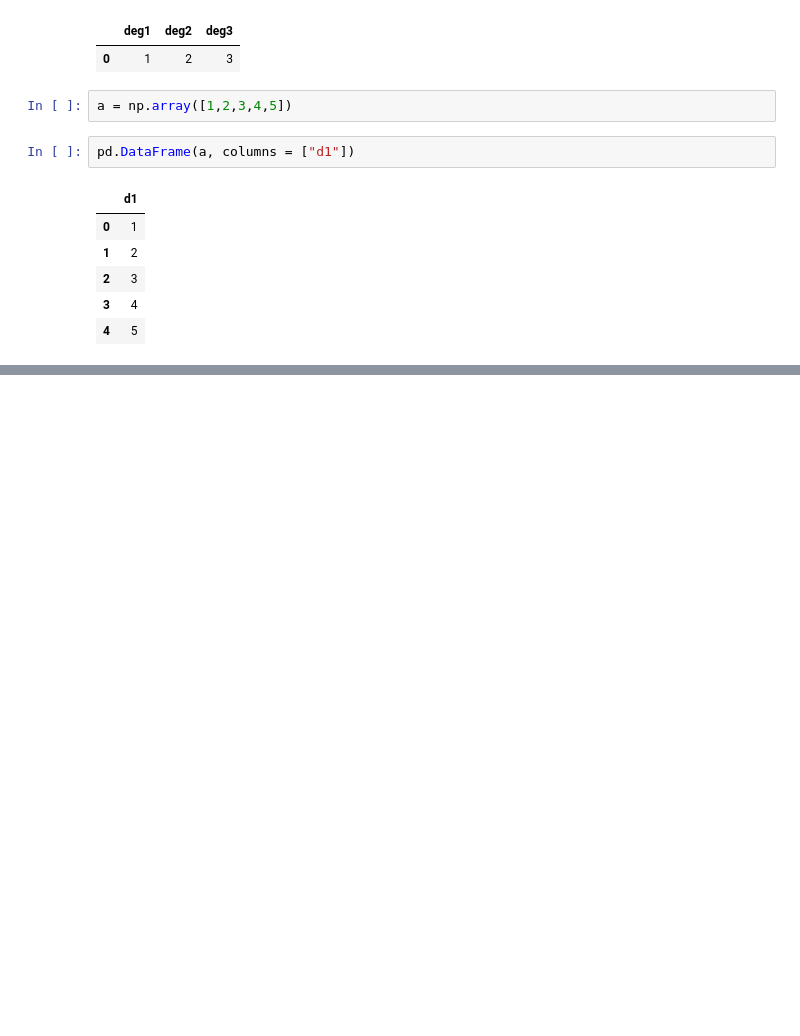
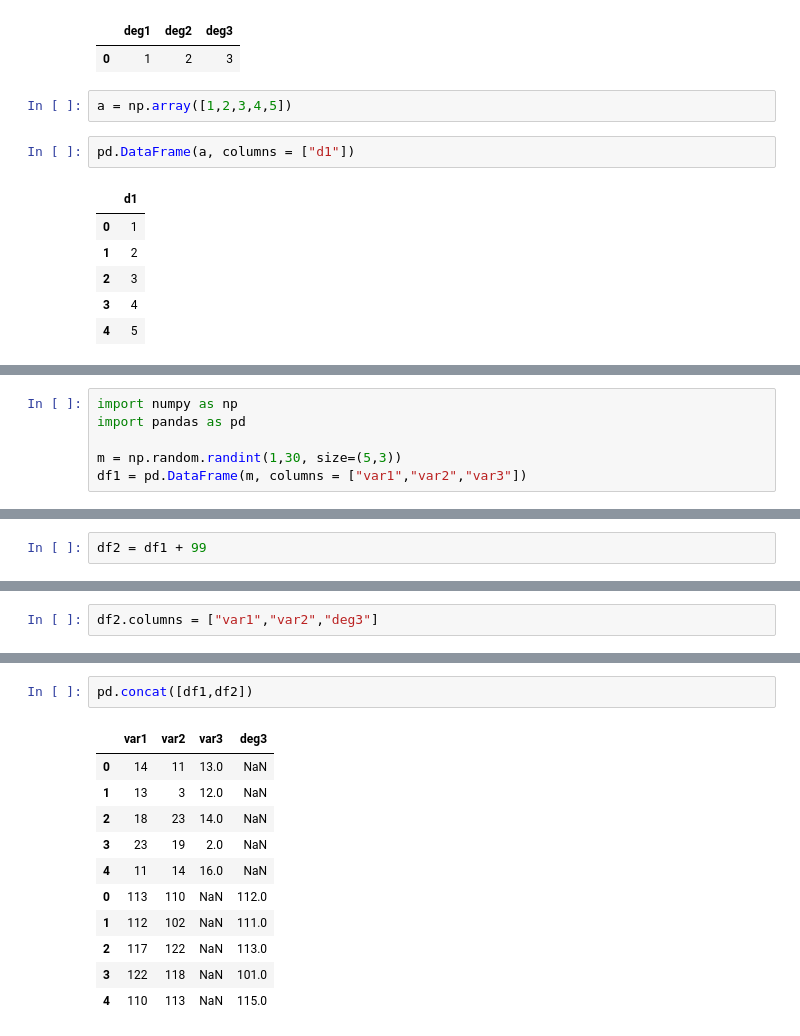
Before and after one commit to gamzegezgin/Data-Manipulation-and-Visualization, a Jupyter notebook: data_manipulation_pandas.ipynb, the cells around one changed output, grey strips where cells are left out. Cells and saved outputs as stored; diff of their text form; blank space fills up the shorter version.

```diff
--- a/data_manipulation_pandas.ipynb
+++ b/data_manipulation_pandas.ipynb
@@ -313,0 +681,6 @@ pd.DataFrame(a, columns = ["d1"])
+# %%
+import numpy as np
+import pandas as pd
+
+m = np.random.randint(1,30, size=(5,3))
+df1 = pd.DataFrame(m, columns = ["var1","var2","var3"])
@@ -313,0 +696,2 @@ pd.DataFrame(a, columns = ["d1"])
+# %%
+df2 = df1 + 99
@@ -313,0 +759,2 @@ pd.DataFrame(a, columns = ["d1"])
+# %%
+df2.columns = ["var1","var2","deg3"]
@@ -313,0 +770,14 @@ pd.DataFrame(a, columns = ["d1"])
+# %%
+pd.concat([df1,df2])
+# %% [output]
+|  | var1 | var2 | var3 | deg3 |
+| 0 | 14 | 11 | 13.0 | NaN |
+| 1 | 13 | 3 | 12.0 | NaN |
+| 2 | 18 | 23 | 14.0 | NaN |
+| 3 | 23 | 19 | 2.0 | NaN |
+| 4 | 11 | 14 | 16.0 | NaN |
+| 0 | 113 | 110 | NaN | 112.0 |
+| 1 | 112 | 102 | NaN | 111.0 |
+| 2 | 117 | 122 | NaN | 113.0 |
+| 3 | 122 | 118 | NaN | 101.0 |
+| 4 | 110 | 113 | NaN | 115.0 |
```
Also changed, not shown: parts of 88 cells of this notebook.
